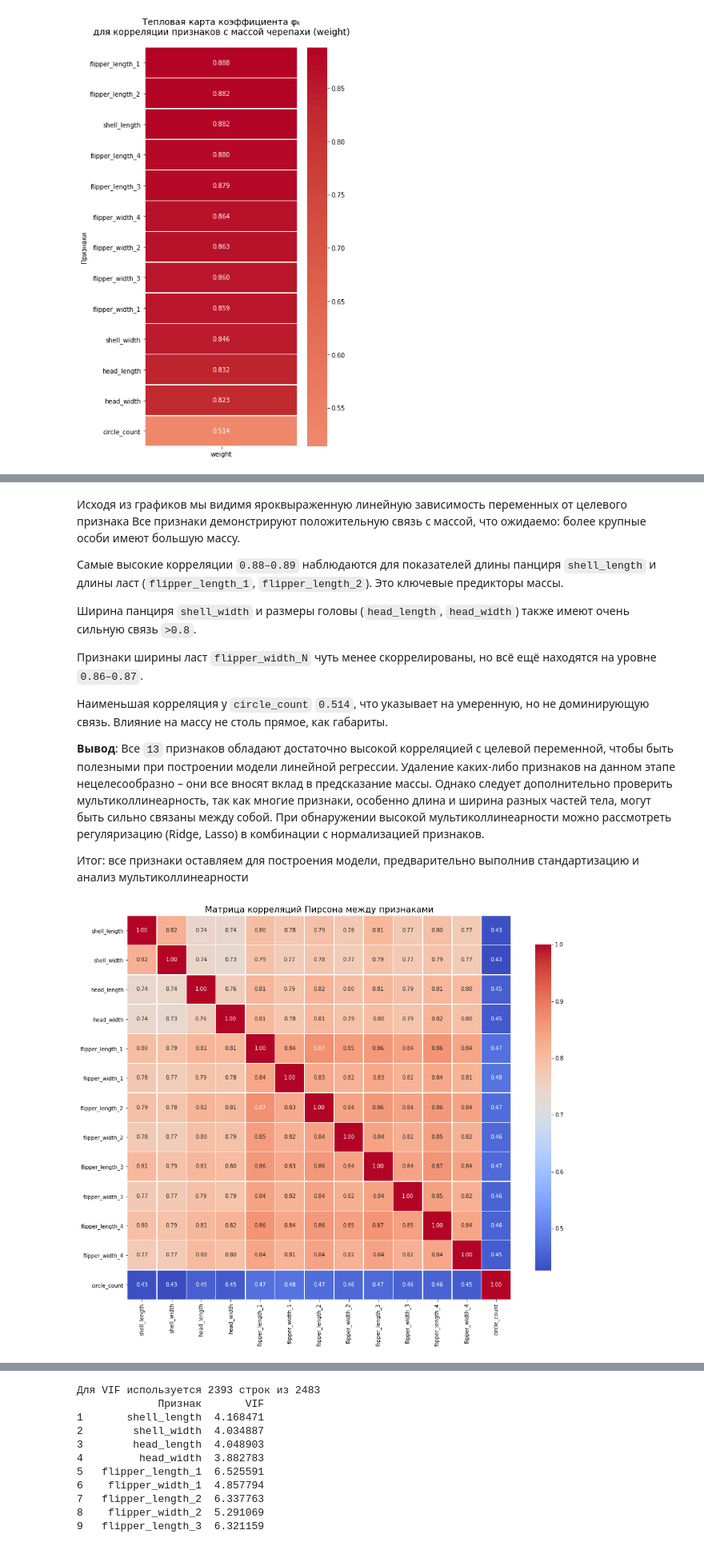
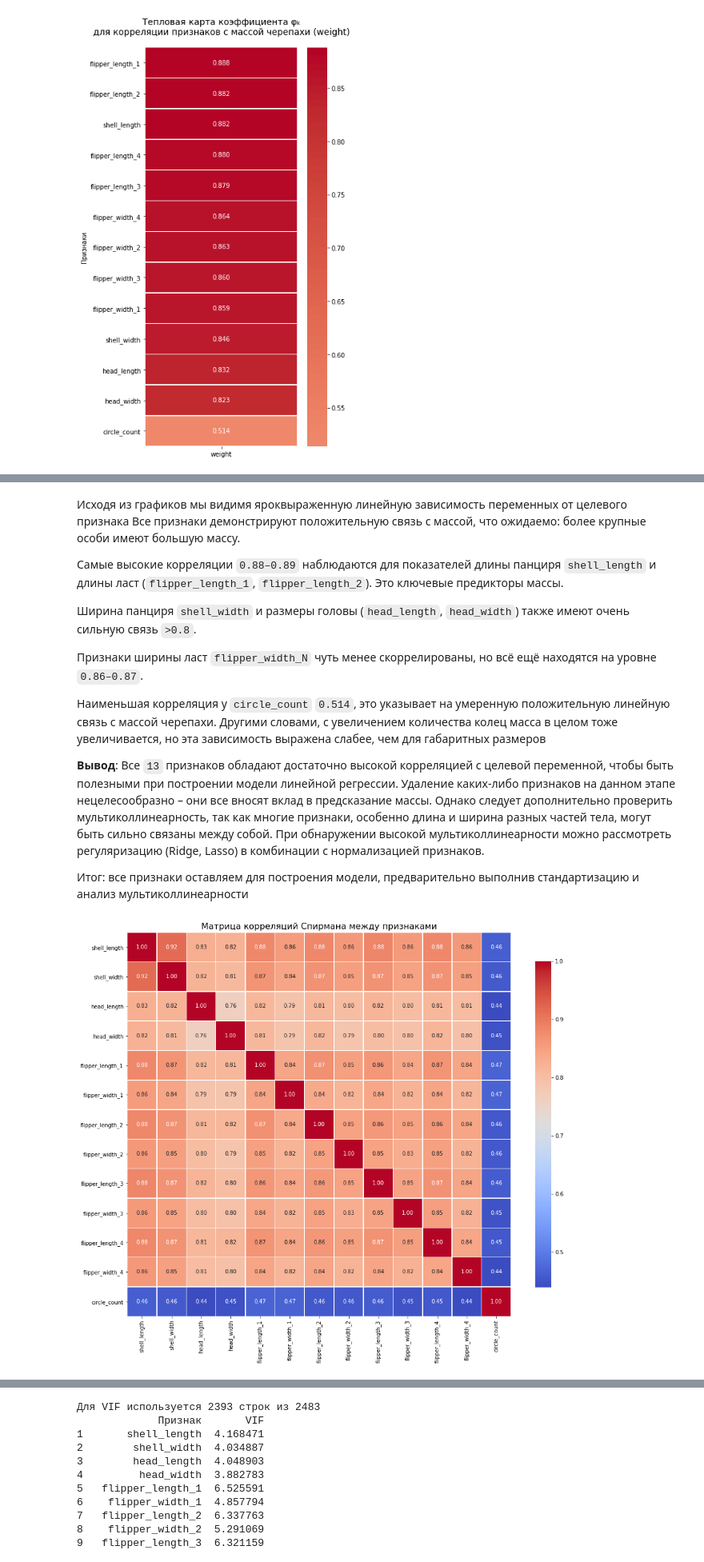
Before and after one commit to taysilya/turtle-mass-prediction, a Jupyter notebook: main_project_3.ipynb, the cells around one changed output, grey strips where cells are left out. Shown at 80% size. Drawn from its saved outputs; the diff is of its cells as text; code cells hidden in the pictures.

Commit message:
correct model

```diff
--- a/main_project_3.ipynb
+++ b/main_project_3.ipynb
@@ -1029,0 +1153,24 @@ plt.show()
+# %%
+# Определяю количество строк и столбцов для сетки графиков
+n_features = len(feature_cols)
+n_cols = 3
+n_rows = (n_features + n_cols - 1) // n_cols
+
+# Создаю фигуру с сеткой подграфиков
+fig, axes = plt.subplots(n_rows, n_cols, figsize=(15, 5 * n_rows))
+axes = axes.flatten()  # превращаю в плоский список
+
+# Для каждого признака строю scatter plot + линию регрессии
+for i, col in enumerate(feature_cols):
+    sns.regplot(x=df_model[col], y=df_model['weight'],
+                scatter_kws={'alpha':0.5}, line_kws={'color':'red'}, ax=axes[i])
+    axes[i].set_xlabel(plot_labels[col]['xlabel'])
+    axes[i].set_ylabel('Масса, кг')
+    axes[i].set_title(plot_labels[col]['title'])
+
+# Скрываю лишние подграфики (если остались пустые)
+for j in range(i+1, len(axes)):
+    axes[j].set_visible(False)
+
+plt.tight_layout()
+plt.show()
@@ -1037,7 +1186,7 @@ plt.show()
 
 Признаки ширины ласт `flipper_width_N` чуть менее скоррелированы, но всё ещё находятся на уровне `0.86–0.87`.
 
-Наименьшая корреляция у `circle_count` `0.514`, что указывает на умеренную, но не доминирующую связь. Влияние на массу не столь прямое, как габариты.
+Наименьшая корреляция у `circle_count` `0.514`, это указывает на умеренную положительную линейную связь с массой черепахи. Другими словами, с увеличением количества колец масса в целом тоже увеличивается, но эта зависимость выражена слабее, чем для габаритных размеров
 
 **Вывод**:
 Все `13` признаков обладают достаточно высокой корреляцией с целевой переменной, чтобы быть полезными при построении модели линейной регрессии. Удаление каких-либо признаков на данном этапе нецелесообразно – они все вносят вклад в предсказание массы. Однако следует дополнительно проверить мультиколлинеарность, так как многие признаки, особенно длина и ширина разных частей тела, могут быть сильно связаны между собой. При обнаружении высокой мультиколлинеарности можно рассмотреть регуляризацию (Ridge, Lasso) в комбинации с нормализацией признаков.
@@ -1046,16 +1195,16 @@ plt.show()
 # %%
 # Список признаков (исключаю целевую переменную)
 feature_cols = [col for col in df_model.columns if col != 'weight']
 
 # Расчёт матрицы корреляций Пирсона
-corr_pearson = df_model[feature_cols].corr(method='pearson')
+corr_spearman = df_model[feature_cols].corr(method='spearman')
 
 # Визуализация тепловой карты
 plt.figure(figsize=(14, 12))
-sns.heatmap(corr_pearson, annot=True, fmt='.2f', cmap='coolwarm',
+sns.heatmap(corr_spearman, annot=True, fmt='.2f', cmap='coolwarm',
             square=True, linewidths=0.5, cbar_kws={"shrink": 0.8})
-plt.title('Матрица корреляций Пирсона между признаками', fontsize=16)
+plt.title('Матрица корреляций Спирмана между признаками', fontsize=16)
 plt.tight_layout()
 plt.show()
 # %% [output]
-[figure, old version]
+[figure, new version]
```
Also changed, not shown: parts of 9 cells of this notebook.
